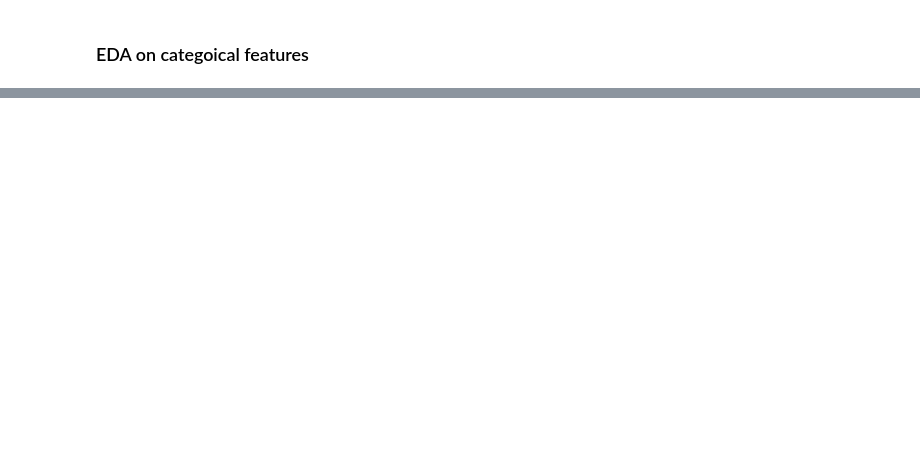
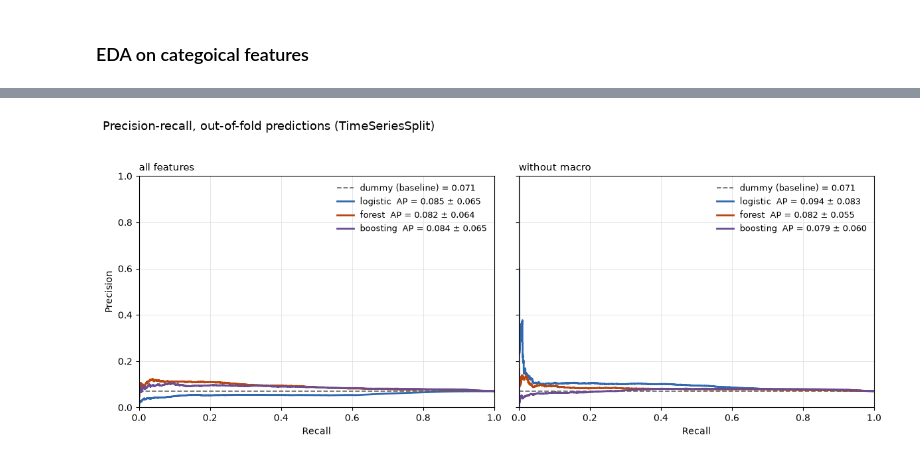
Before and after one commit to tommasocortopassi/bank-telemarketing-prediction, a Jupyter notebook: Project_1.ipynb, the cells around one changed output, grey strips where cells are left out. Saved outputs shown, nothing was run; the diff lists cells and outputs as text; code cells hidden in the pictures; blank space fills up the shorter version.

```diff
--- a/Project_1.ipynb
+++ b/Project_1.ipynb
@@ -290,0 +557,30 @@ The economic and social features (i.e. the last five ones) are scattered and do
+# %%
+COLORS = {"logistic": "#3068b0", "forest": "#b8460e", "boosting": "#6a4c93"}
+
+fig, axes = plt.subplots(1, 2, figsize=(12, 5), sharey=True)
+for ax, set_name in zip(axes, FEATURE_SETS):
+    baseline = curves[(set_name, "dummy")][0].mean()
+    #The dummy's PR curve is the horizontal line at the positive rate: it is the
+    #reference the other curves are read against.
+    ax.axhline(baseline, color="0.45", linestyle="--", linewidth=1.3,
+               label=f"dummy (baseline) = {baseline:.3f}")
+
+    for model_name in ["logistic", "forest", "boosting"]:
+        y_oof, p_oof = curves[(set_name, model_name)]
+        precision, recall, _ = precision_recall_curve(y_oof, p_oof)
+        ap = table.loc[model_name, ("PR-AUC", set_name)]
+        sd = table.loc[model_name, ("sd", set_name)]
+        ax.plot(recall, precision, linewidth=2, color=COLORS[model_name],
+                label=f"{model_name}  AP = {ap:.3f} ± {sd:.3f}")
+
+    ax.set_title(set_name, loc="left", fontsize=11)
+    ax.set_xlabel("Recall"); ax.set_xlim(0, 1); ax.set_ylim(0, 1)
+    ax.legend(frameon=False, fontsize=9, loc="upper right")
+    ax.grid(color="0.88", linewidth=0.6); ax.set_axisbelow(True)
+axes[0].set_ylabel("Precision")
+fig.suptitle("Precision-recall, out-of-fold predictions (TimeSeriesSplit)",
+             x=0.01, ha="left", fontsize=13)
+fig.tight_layout(rect=(0, 0, 1, 0.95))
+plt.show()
+# %% [output]
+[figure, added]
```
Also changed, not shown: parts of 21 cells of this notebook.
